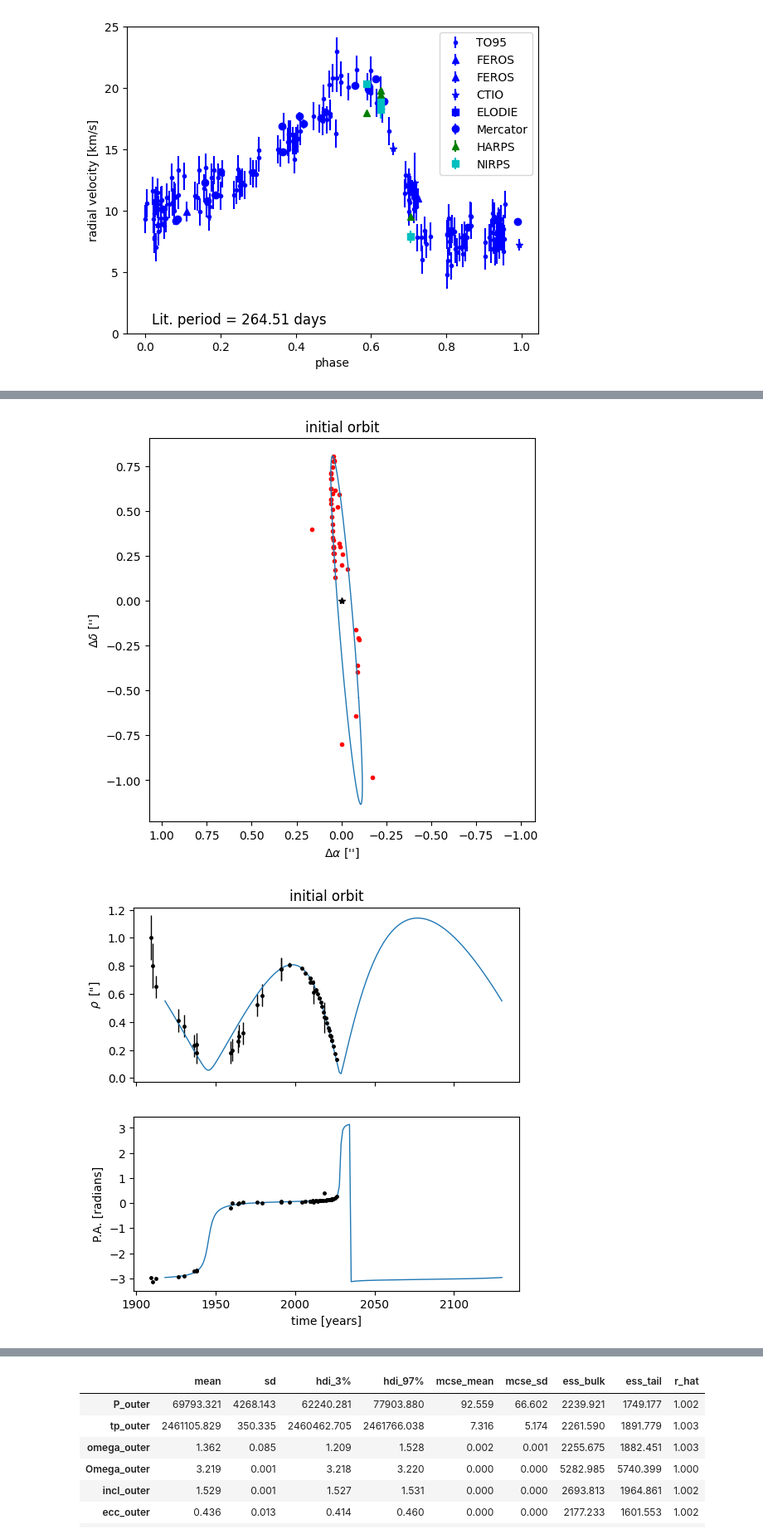
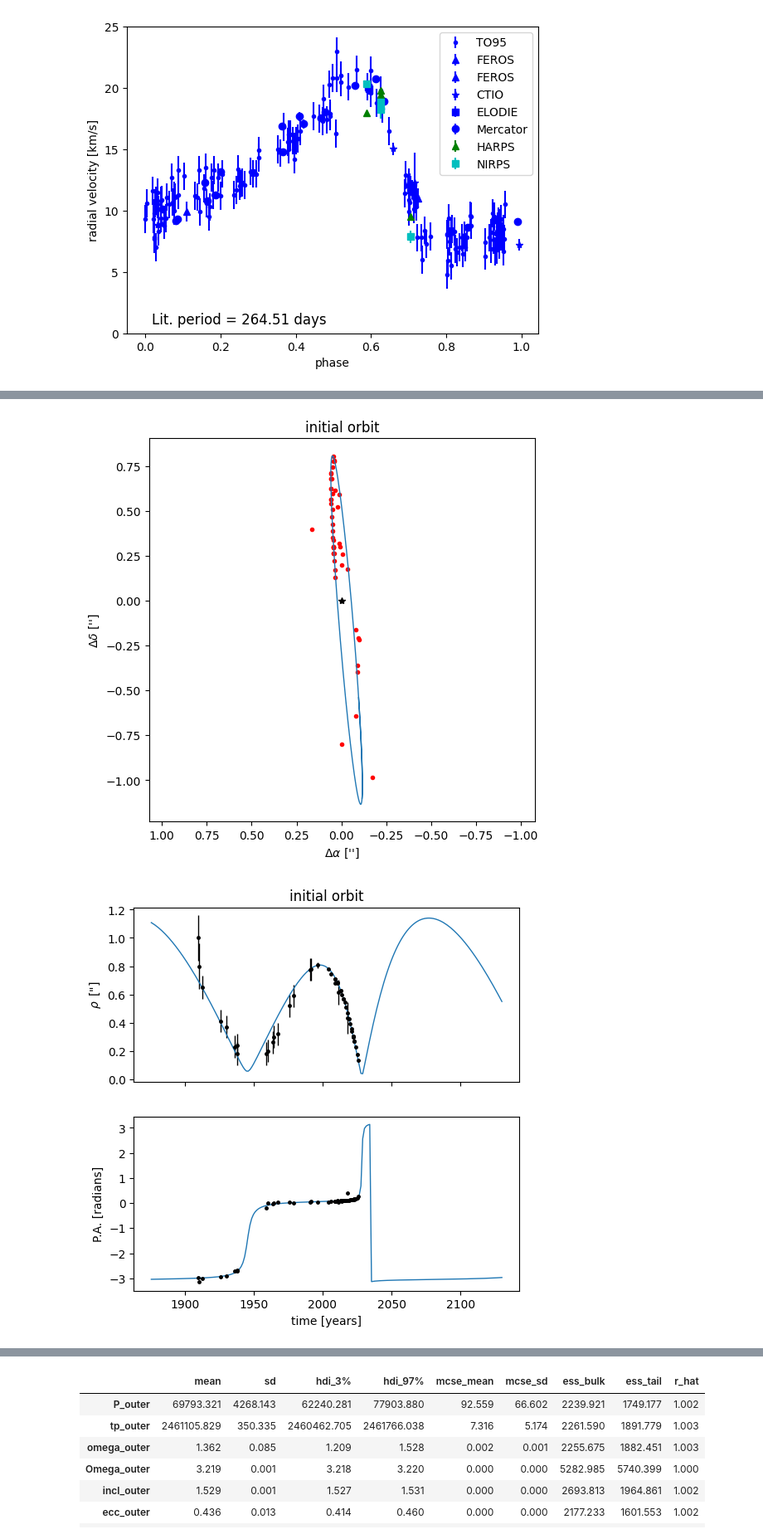
Before and after one commit to szunigaf/HD98800-orbit, a Jupyter notebook: AaAbB/AaAbB_orbit.ipynb, the cells around one changed output, grey strips where cells are left out. Shown at 83% size. Cells and saved outputs as stored; diff of their text form; code cells hidden in the pictures.

```diff
--- a/AaAbB/AaAbB_orbit.ipynb
+++ b/AaAbB/AaAbB_orbit.ipynb
@@ -483,7 +504,7 @@ orbit = xo.orbits.KeplerianOrbit(
 
 # The position functions take an optional argument parallax to convert from
 # physical units back to arcseconds
-t_fine = np.linspace(T0 - P_0/2, T0 + P_0/2, num=200)
+t_fine = np.linspace(T0 - P_0*0.7, T0 + P_0/2, num=200)
 rho, theta = theano.function([], orbit.get_relative_angles(t_fine, parallax))()
 
 rv1 = theano.function([], conv * orbit.get_star_velocity(t_fine)[2])()
@@ -501,35 +522,35 @@ ax.plot(ys, xs, color="C0", lw=1)
 yd = y_data
 xd = x_data
 ax.scatter(yd, xd, marker=".", color ='r', label = 'Astrometry')
 #ax.scatter(x_model*1000,y_model*1000)
 
 ax.set_ylabel(r"$\Delta \delta$ ['']")
 ax.set_xlabel(r"$\Delta \alpha$ ['']")
 ax.invert_xaxis()
 ax.plot(0, 0, "k*")
 ax.set_aspect("equal", "datalim")
 ax.set_title("initial orbit")
 #ax.legend(loc='upper left', prop={'size': 12})
 #print(astrometry_PA[2])
 
 t_fine_y = Time(np.ascontiguousarray(t_fine), format="jd").byear
 
 fig, ax = plt.subplots(nrows=2, sharex=True, figsize=(6, 6))
 ax[0].errorbar(astrometry_AB['date'], rho_data, yerr=rho_err, fmt=".k", lw=1, ms=5)
 ax[0].plot(t_fine_y, rho, color="C0", lw=1)
 ax[0].set_ylabel(r'$\rho\,$ ["]')
 ax[0].set_title("initial orbit")
 
 ax[1].errorbar(astrometry_AB['date'], theta_data, yerr=theta_err, fmt=".k", lw=1, ms=5)
 ax[1].plot(t_fine_y, theta, color="C0", lw=1)
 ax[1].set_ylabel(r"P.A. [radians]")
 _ = ax[1].set_xlabel("time [years]")
 
 
 plt.show()
 # %% [output]
-[figure, old version]
+[figure, new version]
-[figure, old version]
+[figure, new version]
 # %%
 # =============================================================
 # =============================================================
```
Also changed, not shown: parts of 9 cells of this notebook, 6 other files.
